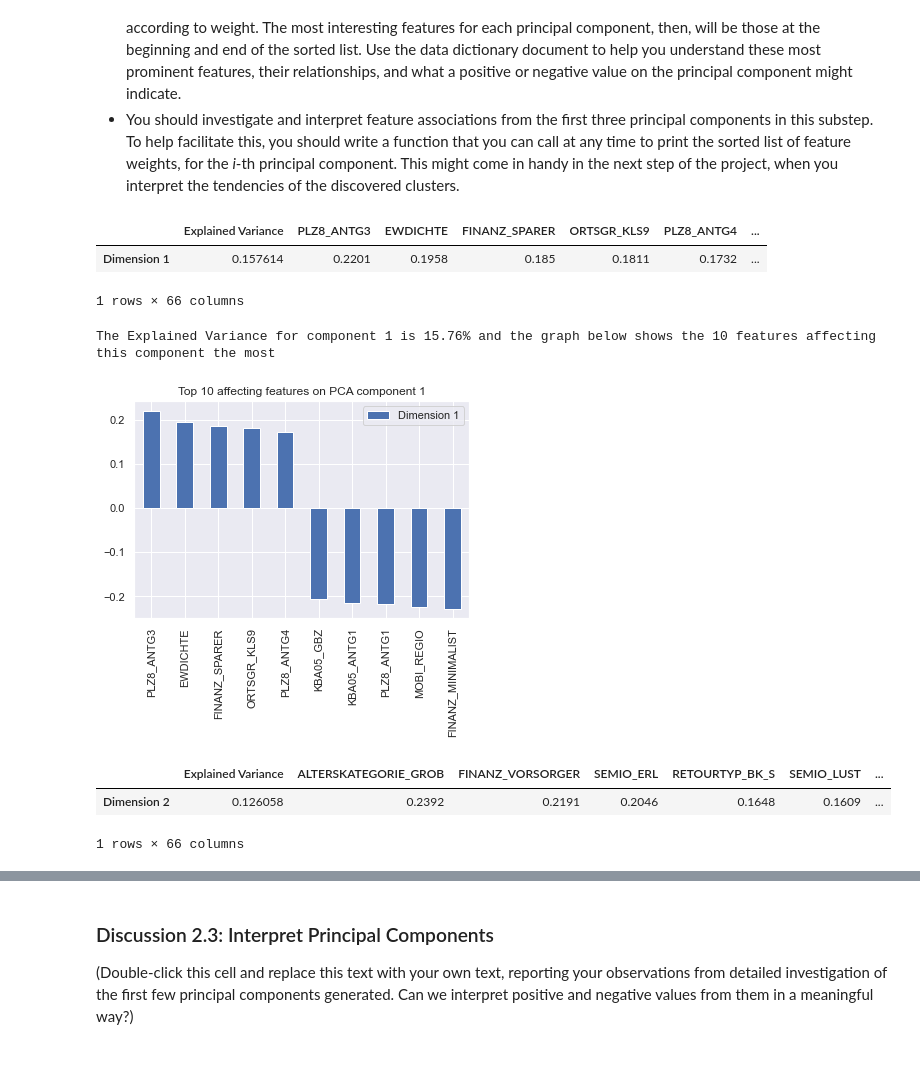
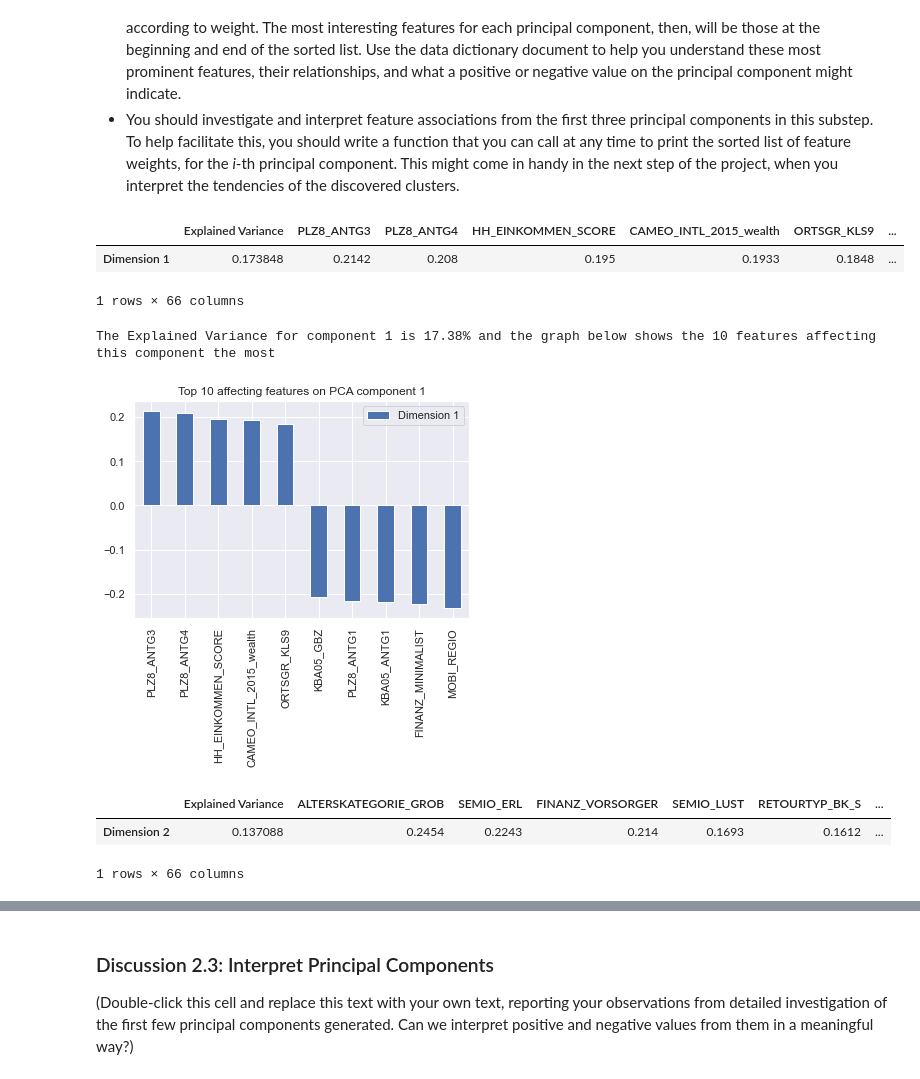
Before and after one commit to ImiGit/identify_customer_segments, a Jupyter notebook: Identify_Customer_Segments.ipynb, the cells around one changed output, grey strips where cells are left out. Drawn from its saved outputs; the diff is of its cells as text; code cells hidden in the pictures.

```diff
--- a/Identify_Customer_Segments.ipynb
+++ b/Identify_Customer_Segments.ipynb
@@ -747,9 +747,14 @@ Percentage of the data where there are no missing values is 69.93%
 # %%
 # Apply feature scaling to the general population demographics data.
 
-scaler = StandardScaler(copy=True, with_mean=True, with_std=True)
-azdias_cleaned_0Missing_scaled = scaler.fit_transform(azdias_cleaned_0Missing)
-azdias_cleaned_filledNaN_scaled = scaler.fit_transform(azdias_cleaned_filledNaN)
+scaler1 = StandardScaler(copy=True, with_mean=True, with_std=True)
+scaler2 = StandardScaler(copy=True, with_mean=True, with_std=True)
+
+azdias_cleaned_0Missing_scaled = scaler1.fit_transform(azdias_cleaned_0Missing)
+azdias_cleaned_0Missing_scaled = pd.DataFrame(azdias_cleaned_0Missing_scaled, columns=azdias_cleaned_0Missing.columns)
+
+azdias_cleaned_filledNaN_scaled = scaler2.fit_transform(azdias_cleaned_filledNaN)
+azdias_cleaned_filledNaN_scaled = pd.DataFrame(azdias_cleaned_filledNaN_scaled, columns=azdias_cleaned_filledNaN.columns)
 # %% [markdown]
 ### Discussion 2.1: Apply Feature Scaling
 
@@ -767,6 +772,6 @@ On your scaled data, you are now ready to apply dimensionality reduction techniq
 pca1 = PCA()
 pca2 = PCA()
 
-pca1.fit(azdias_cleaned_0Missing_scaled)
-pca2.fit(azdias_cleaned_filledNaN_scaled)
+pca1.fit_transform(azdias_cleaned_0Missing_scaled);
+pca2.fit_transform(azdias_cleaned_filledNaN_scaled);
 # %% [output]
@@ -849,8 +866,9 @@ With 61 components, 99.65% of total variance is achieved
 # %%
 # Re-apply PCA to the data while selecting for number of components to retain.
 # looking at the percentages above, with 32 component we will reach around 90% of variance.
-pca = PCA(n_components=32)
+pca_32_1 = PCA(n_components=32)
+pca_32_2 = PCA(n_components=32)
 
-azdias_cleaned_0Missing_pca = pca.fit(azdias_cleaned_0Missing_scaled)
-azdias_cleaned_filledNaN_pca = pca.fit(azdias_cleaned_filledNaN_scaled)
+azdias_cleaned_0Missing_pca = pca_32_1.fit_transform(azdias_cleaned_0Missing_scaled)
+azdias_cleaned_filledNaN_pca = pca_32_2.fit_transform(azdias_cleaned_filledNaN_scaled)
 # %%
@@ -925,22 +943,22 @@ and the graph below shows the {2*i} features affecting this component the most")
 
     return
 # %%
-pca_results(azdias_cleaned_0Missing, azdias_cleaned_0Missing_pca, 1)
+pca_results(azdias_cleaned_0Missing, pca_32_1, 1)
 # %% [output]
-|  | Explained Variance | PLZ8_ANTG3 | EWDICHTE | FINANZ_SPARER | ORTSGR_KLS9 | PLZ8_ANTG4 | ... |
-| Dimension 1 | 0.157614 | 0.2201 | 0.1958 | 0.185 | 0.1811 | 0.1732 | ... |
+|  | Explained Variance | PLZ8_ANTG3 | PLZ8_ANTG4 | HH_EINKOMMEN_SCORE | CAMEO_INTL_2015_wealth | ORTSGR_KLS9 | ... |
+| Dimension 1 | 0.173848 | 0.2142 | 0.208 | 0.195 | 0.1933 | 0.1848 | ... |
 1 rows × 66 columns
 # %%
-pca_top_features(azdias_cleaned_0Missing, azdias_cleaned_0Missing_pca, 1, 5)
+pca_top_features(azdias_cleaned_0Missing, pca_32_1, 1, 5)
 # %% [output]
-The Explained Variance for component 1 is 15.76% and the graph below shows the 10 features affecting this component the most
+The Explained Variance for component 1 is 17.38% and the graph below shows the 10 features affecting this component the most
-[figure, old version]
+[figure, new version]
 # %%
 # Map weights for the second principal component to corresponding feature names
 # and then print the linked values, sorted by weight.
-pca_results(azdias_cleaned_0Missing, azdias_cleaned_0Missing_pca, 2)
+pca_results(azdias_cleaned_0Missing, pca_32_1, 2)
 # %% [output]
-|  | Explained Variance | ALTERSKATEGORIE_GROB | FINANZ_VORSORGER | SEMIO_ERL | RETOURTYP_BK_S | SEMIO_LUST | ... |
-| Dimension 2 | 0.126058 | 0.2392 | 0.2191 | 0.2046 | 0.1648 | 0.1609 | ... |
+|  | Explained Variance | ALTERSKATEGORIE_GROB | SEMIO_ERL | FINANZ_VORSORGER | SEMIO_LUST | RETOURTYP_BK_S | ... |
+| Dimension 2 | 0.137088 | 0.2454 | 0.2243 | 0.214 | 0.1693 | 0.1612 | ... |
 1 rows × 66 columns
 # %%
```
Also changed, not shown: parts of 30 cells of this notebook.
